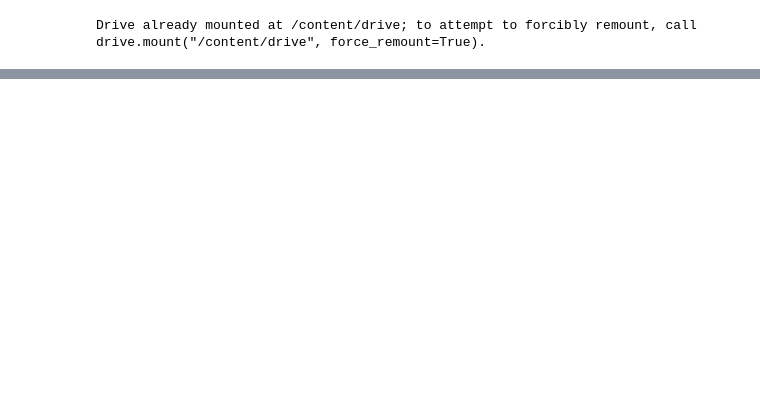
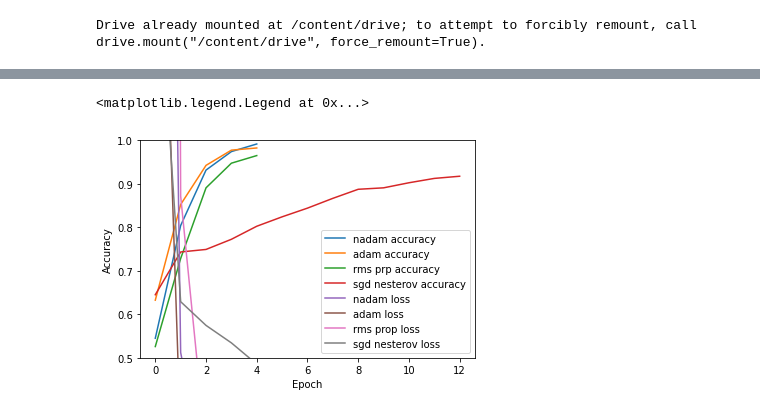
Before and after one commit to DipeshChothwe/Image-classification-Jeans-and-Trousers, a Jupyter notebook: Assignment4_image_classification_optimisers.ipynb, the cells around one changed output, grey strips where cells are left out. Saved outputs shown, nothing was run; the diff lists cells and outputs as text; code cells hidden in the pictures; blank space fills up the shorter version.

```diff
--- a/Assignment4_image_classification_optimisers.ipynb
+++ b/Assignment4_image_classification_optimisers.ipynb
@@ -104,7 +192,7 @@ model = keras.Sequential([
   keras.layers.InputLayer(input_shape=(256, 256)),
   keras.layers.Reshape(target_shape=(256, 256, 3)),
 
-  keras.layers.Conv2D(filters=64, kernel_size=(2,2), padding='same', activation='relu'),
+  keras.layers.Conv2D(filters=64, kernel_size=(3,3), padding='same', activation='relu'),
   keras.layers.MaxPooling2D(pool_size=(3,3)),
   keras.layers.Dropout(0.5),
 
@@ -279,0 +381,18 @@ model.summary()
+# %%
+plt.plot(nadam_score['accuracy'], label='nadam accuracy')
+plt.plot(adam_score['accuracy'], label='adam accuracy')
+plt.plot(rms_prop_score['accuracy'], label='rms prp accuracy')
+plt.plot(sgd_nesterov_score['accuracy'], label='sgd nesterov accuracy')
+
+plt.plot(nadam_score['loss'], label='nadam loss')
+plt.plot(adam_score['loss'], label='adam loss')
+plt.plot(rms_prop_score['loss'], label='rms prop loss')
+plt.plot(sgd_nesterov_score['loss'], label='sgd nesterov loss')
+
+plt.xlabel('Epoch')
+plt.ylabel('Accuracy')
+plt.ylim([0.5, 1])
+plt.legend(loc='lower right')
+# %% [output]
+<matplotlib.legend.Legend at 0x...>
+[figure, added]
```
Also changed, not shown: parts of 18 cells of this notebook.
